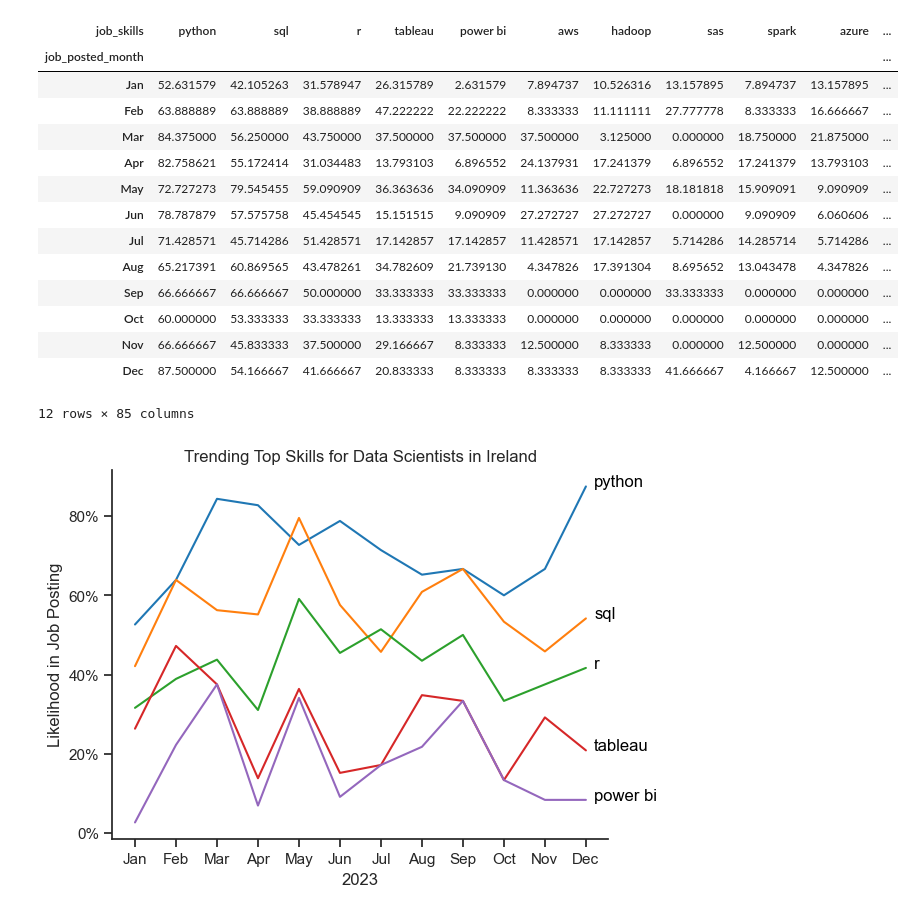
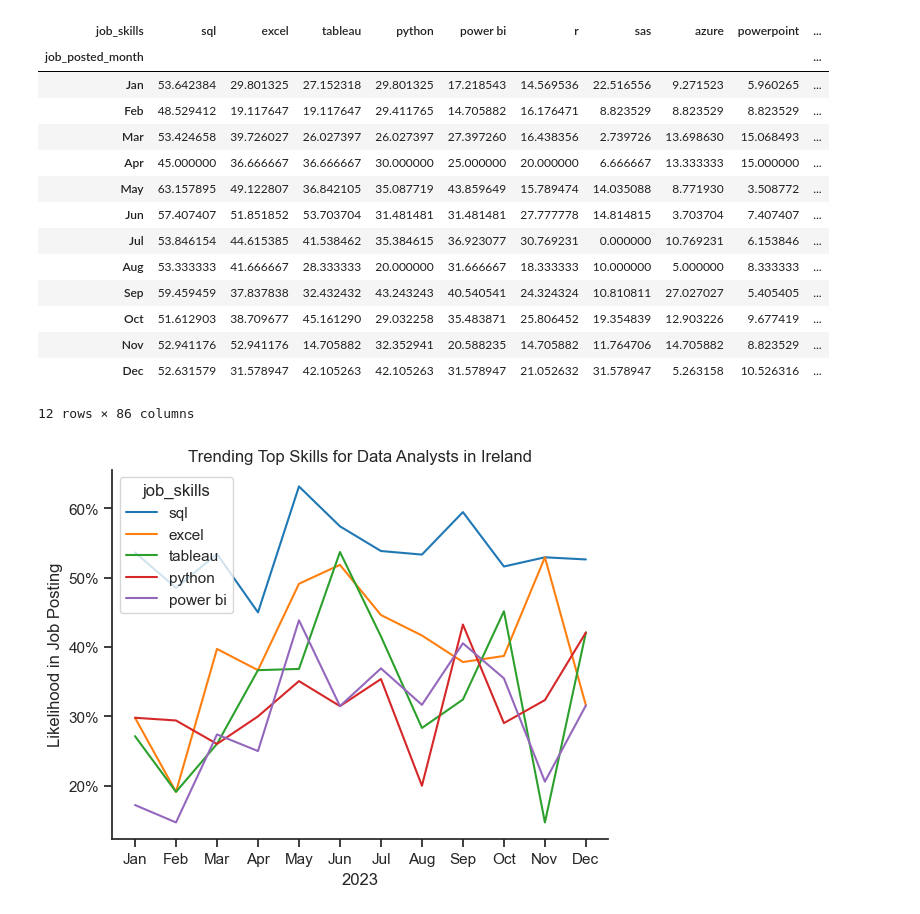
Before and after one commit to lucyancoffey/Python_Data_Project, a Jupyter notebook: 3_Project/3_Skills_Trend.ipynb, the cells around one changed output. Saved outputs shown, nothing was run; the diff lists cells and outputs as text; code cells hidden in the pictures.

```diff
--- a/3_Project/3_Skills_Trend.ipynb
+++ b/3_Project/3_Skills_Trend.ipynb
@@ -16,5 +18,5 @@ df['job_skills'] = df['job_skills'].apply(lambda x: ast.literal_eval(x) if pd.no
 # %%
-df_DA_IRE = df[(df['job_title'] == 'Data Scientist') & (df['job_country'] == 'Ireland')].copy()
+df_DA_IRE = df[(df['job_title'] == 'Data Analyst') & (df['job_country'] == 'Ireland')].copy()
 # %%
 df_DA_IRE['job_posted_month_no'] = df_DA_IRE['job_posted_date'].dt.month
 # %%
@@ -81,41 +83,36 @@ df_DA_IRE_percent = df_DA_IRE_percent.drop(columns='job_posted_month_no')
 
 df_DA_IRE_percent
 # %% [output]
-| job_skills | python | sql | r | tableau | power bi | aws | hadoop | sas | spark | azure | ... |
-| job_posted_month |  |  |  |  |  |  |  |  |  |  | ... |
-| Jan | 52.631579 | 42.105263 | 31.578947 | 26.315789 | 2.631579 | 7.894737 | 10.526316 | 13.157895 | 7.894737 | 13.157895 | ... |
-| Feb | 63.888889 | 63.888889 | 38.888889 | 47.222222 | 22.222222 | 8.333333 | 11.111111 | 27.777778 | 8.333333 | 16.666667 | ... |
-| Mar | 84.375000 | 56.250000 | 43.750000 | 37.500000 | 37.500000 | 37.500000 | 3.125000 | 0.000000 | 18.750000 | 21.875000 | ... |
-| Apr | 82.758621 | 55.172414 | 31.034483 | 13.793103 | 6.896552 | 24.137931 | 17.241379 | 6.896552 | 17.241379 | 13.793103 | ... |
-| May | 72.727273 | 79.545455 | 59.090909 | 36.363636 | 34.090909 | 11.363636 | 22.727273 | 18.181818 | 15.909091 | 9.090909 | ... |
-| Jun | 78.787879 | 57.575758 | 45.454545 | 15.151515 | 9.090909 | 27.272727 | 27.272727 | 0.000000 | 9.090909 | 6.060606 | ... |
-| Jul | 71.428571 | 45.714286 | 51.428571 | 17.142857 | 17.142857 | 11.428571 | 17.142857 | 5.714286 | 14.285714 | 5.714286 | ... |
-| Aug | 65.217391 | 60.869565 | 43.478261 | 34.782609 | 21.739130 | 4.347826 | 17.391304 | 8.695652 | 13.043478 | 4.347826 | ... |
-| Sep | 66.666667 | 66.666667 | 50.000000 | 33.333333 | 33.333333 | 0.000000 | 0.000000 | 33.333333 | 0.000000 | 0.000000 | ... |
-| Oct | 60.000000 | 53.333333 | 33.333333 | 13.333333 | 13.333333 | 0.000000 | 0.000000 | 0.000000 | 0.000000 | 0.000000 | ... |
-| Nov | 66.666667 | 45.833333 | 37.500000 | 29.166667 | 8.333333 | 12.500000 | 8.333333 | 0.000000 | 12.500000 | 0.000000 | ... |
-| Dec | 87.500000 | 54.166667 | 41.666667 | 20.833333 | 8.333333 | 8.333333 | 8.333333 | 41.666667 | 4.166667 | 12.500000 | ... |
+| job_skills | sql | excel | tableau | python | power bi | r | sas | azure | powerpoint | ... |
+| job_posted_month |  |  |  |  |  |  |  |  |  | ... |
+| Jan | 53.642384 | 29.801325 | 27.152318 | 29.801325 | 17.218543 | 14.569536 | 22.516556 | 9.271523 | 5.960265 | ... |
+| Feb | 48.529412 | 19.117647 | 19.117647 | 29.411765 | 14.705882 | 16.176471 | 8.823529 | 8.823529 | 8.823529 | ... |
+| Mar | 53.424658 | 39.726027 | 26.027397 | 26.027397 | 27.397260 | 16.438356 | 2.739726 | 13.698630 | 15.068493 | ... |
+| Apr | 45.000000 | 36.666667 | 36.666667 | 30.000000 | 25.000000 | 20.000000 | 6.666667 | 13.333333 | 15.000000 | ... |
+| May | 63.157895 | 49.122807 | 36.842105 | 35.087719 | 43.859649 | 15.789474 | 14.035088 | 8.771930 | 3.508772 | ... |
+| Jun | 57.407407 | 51.851852 | 53.703704 | 31.481481 | 31.481481 | 27.777778 | 14.814815 | 3.703704 | 7.407407 | ... |
+| Jul | 53.846154 | 44.615385 | 41.538462 | 35.384615 | 36.923077 | 30.769231 | 0.000000 | 10.769231 | 6.153846 | ... |
+| Aug | 53.333333 | 41.666667 | 28.333333 | 20.000000 | 31.666667 | 18.333333 | 10.000000 | 5.000000 | 8.333333 | ... |
+| Sep | 59.459459 | 37.837838 | 32.432432 | 43.243243 | 40.540541 | 24.324324 | 10.810811 | 27.027027 | 5.405405 | ... |
+| Oct | 51.612903 | 38.709677 | 45.161290 | 29.032258 | 35.483871 | 25.806452 | 19.354839 | 12.903226 | 9.677419 | ... |
+| Nov | 52.941176 | 52.941176 | 14.705882 | 32.352941 | 20.588235 | 14.705882 | 11.764706 | 14.705882 | 8.823529 | ... |
+| Dec | 52.631579 | 31.578947 | 42.105263 | 42.105263 | 31.578947 | 21.052632 | 31.578947 | 5.263158 | 10.526316 | ... |
-12 rows × 85 columns
+12 rows × 86 columns
 # %%
 df_plot = df_DA_IRE_percent.iloc[:, :5]
 
 sns.lineplot(data=df_plot, dashes=False, legend='full', palette='tab10')
 sns.set_theme(style='ticks')
 sns.despine()
 
-plt.title('Trending Top Skills for Data Scientists in Ireland')
+plt.title('Trending Top Skills for Data Analysts in Ireland')
 plt.ylabel('Likelihood in Job Posting')
 plt.xlabel('2023')
-plt.legend().remove()
 
 from matplotlib.ticker import PercentFormatter
 ax = plt.gca()
 ax.yaxis.set_major_formatter(PercentFormatter(decimals=0))
 
-# annotate the plot with the top 5 skills using plt.text()
-for i in range(5):
-    plt.text(11.2, df_plot.iloc[-1, i], df_plot.columns[i], color='black')
-
 plt.show()
 # %% [output]
-[figure, old version]
+[figure, new version]
```
Also changed, not shown: parts of 4 cells of this notebook, 5 other files.
